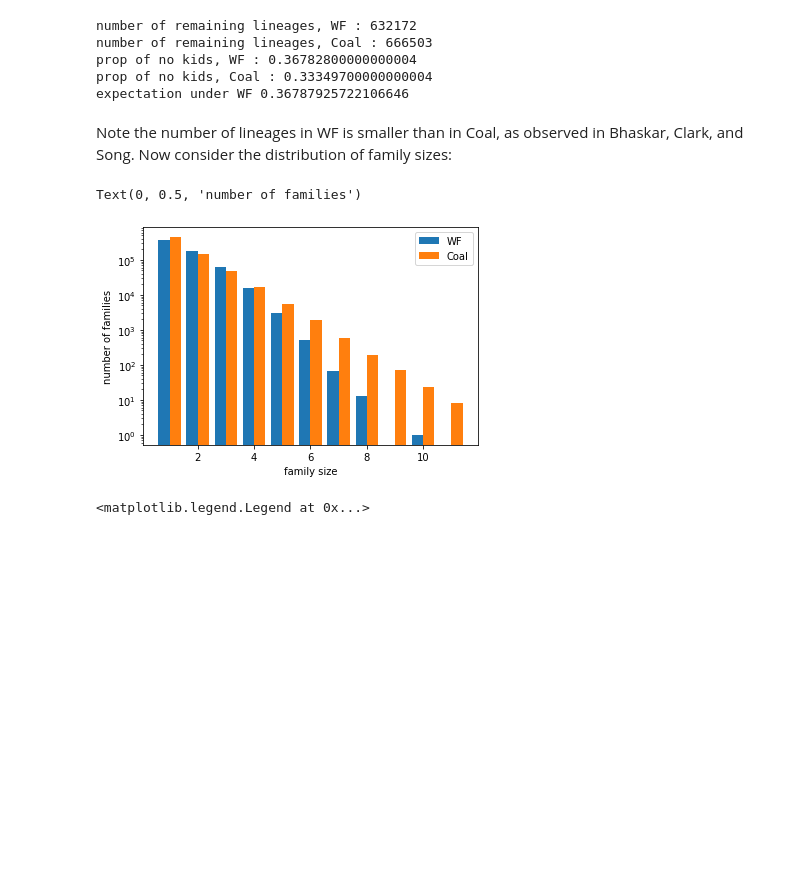
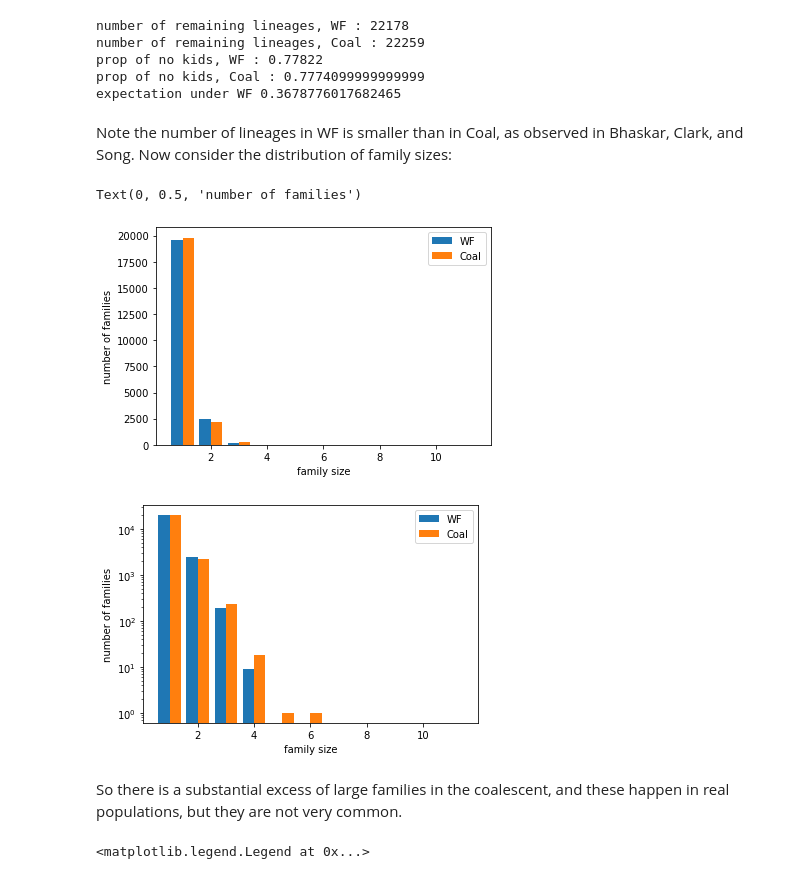
Before and after one commit to ivan-krukov/taming-strong-selection, a Jupyter notebook: simulate_family_size.ipynb, the cells around one changed output. Cells and saved outputs as stored; diff of their text form; code cells hidden in the pictures; blank space fills up the shorter version.

```diff
--- a/simulate_family_size.ipynb
+++ b/simulate_family_size.ipynb
@@ -8,11 +11,12 @@ import numpy as np
 # %%
-popsize = 1000000
+popsize = 100000 #haploid
+sample_size = popsize//4
 endtime = 1+1e-8 #we want to make sure that Wright-Fisher stops just after the generation
 
 
-tsWF = msprime.simulate(sample_size = popsize, Ne=popsize/2,
+tsWF = msprime.simulate(sample_size = sample_size, Ne=popsize/2,
                         end_time = endtime, model = msprime.DiscreteTimeWrightFisher(popsize/2))
-tsCoal = msprime.simulate(sample_size = popsize, Ne=popsize/2, end_time = endtime)
+tsCoal = msprime.simulate(sample_size = sample_size, Ne=popsize/2, end_time = endtime)
 
 treeWF = tsWF.first()
 treeCoal = tsCoal.first()
@@ -25,23 +29,33 @@ print("prop of no kids, WF :", 1- len(fam_sizesWF)/popsize )
 print("prop of no kids, Coal :", 1- len(fam_sizesCoal)/popsize )
 print("expectation under WF", (1-1/popsize)**popsize )
 # %% [output]
-number of remaining lineages, WF : 632172
-number of remaining lineages, Coal : 666503
-prop of no kids, WF : 0.36782800000000004
-prop of no kids, Coal : 0.33349700000000004
-expectation under WF 0.36787925722106646
+number of remaining lineages, WF : 22178
+number of remaining lineages, Coal : 22259
+prop of no kids, WF : 0.77822
+prop of no kids, Coal : 0.7774099999999999
+expectation under WF 0.3678776017682465
 # %% [markdown]
 Note the number of lineages in WF is smaller than in Coal, as observed in Bhaskar, Clark, and Song. Now consider the distribution of family sizes:
 # %%
+hists = plt.hist([fam_sizesWF,fam_sizesCoal],bins = np.arange(0.5,12,1),label = ("WF","Coal"),log = False)
+histWF = hists[0][0]
+histCoal = hists[0][1]
+plt.legend(loc = "upper right")
+plt.xlabel("family size")
+plt.ylabel("number of families")
+plt.figure(2)
 hists = plt.hist([fam_sizesWF,fam_sizesCoal],bins = np.arange(0.5,12,1),label = ("WF","Coal"),log = True)
 histWF = hists[0][0]
 histCoal = hists[0][1]
 plt.legend(loc = "upper right")
 plt.xlabel("family size")
 plt.ylabel("number of families")
 # %% [output]
 Text(0, 0.5, 'number of families')
-[figure, old version]
+[figure, new version]
+[figure, added]
+# %% [markdown]
+So there is a substantial excess of large families in the coalescent, and these happen in real populations, but they are not very common.
 # %%
 bins = (hists[1]+0.5)[:-1]
 plt.plot(bins, histWF,'o',label = "WF")
```
Also changed, not shown: parts of 22 cells of this notebook.
